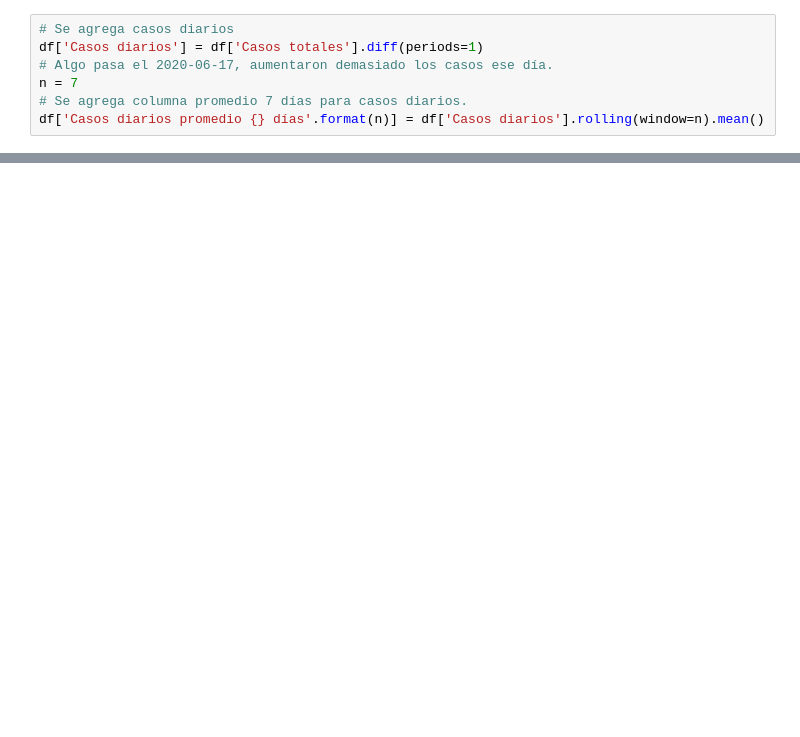
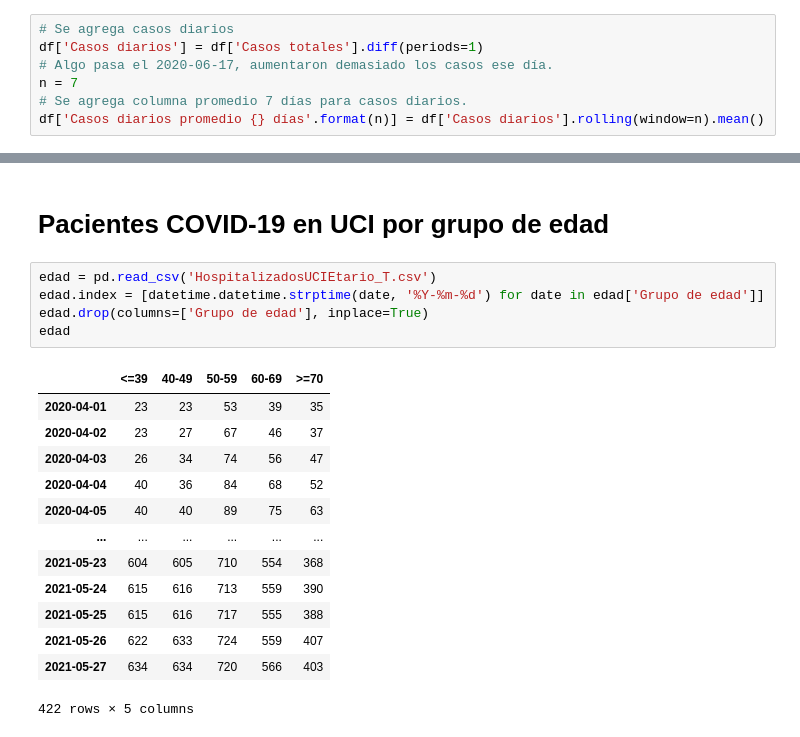
Before and after one commit to jignaciocastro8/covid-data, a Jupyter notebook: data_review.ipynb, the cells around one changed output, grey strips where cells are left out. Drawn from its saved outputs; the diff is of its cells as text; blank space fills up the shorter version.

```diff
--- a/data_review.ipynb
+++ b/data_review.ipynb
@@ -46,0 +38,21 @@ Name: Casos diarios promedio 7 días, dtype: float64
+# %% [markdown]
+# **Pacientes COVID-19 en UCI por grupo de edad**
+# %%
+edad = pd.read_csv('HospitalizadosUCIEtario_T.csv')
+edad.index = [datetime.datetime.strptime(date, '%Y-%m-%d') for date in edad['Grupo de edad']]
+edad.drop(columns=['Grupo de edad'], inplace=True)
+edad
+# %% [output]
+|  | <=39 | 40-49 | 50-59 | 60-69 | >=70 |
+| 2020-04-01 | 23 | 23 | 53 | 39 | 35 |
+| 2020-04-02 | 23 | 27 | 67 | 46 | 37 |
+| 2020-04-03 | 26 | 34 | 74 | 56 | 47 |
+| 2020-04-04 | 40 | 36 | 84 | 68 | 52 |
+| 2020-04-05 | 40 | 40 | 89 | 75 | 63 |
+| ... | ... | ... | ... | ... | ... |
+| 2021-05-23 | 604 | 605 | 710 | 554 | 368 |
+| 2021-05-24 | 615 | 616 | 713 | 559 | 390 |
+| 2021-05-25 | 615 | 616 | 717 | 555 | 388 |
+| 2021-05-26 | 622 | 633 | 724 | 559 | 407 |
+| 2021-05-27 | 634 | 634 | 720 | 566 | 403 |
+422 rows × 5 columns
```
Also changed, not shown: parts of 6 cells of this notebook, 2 other files.
